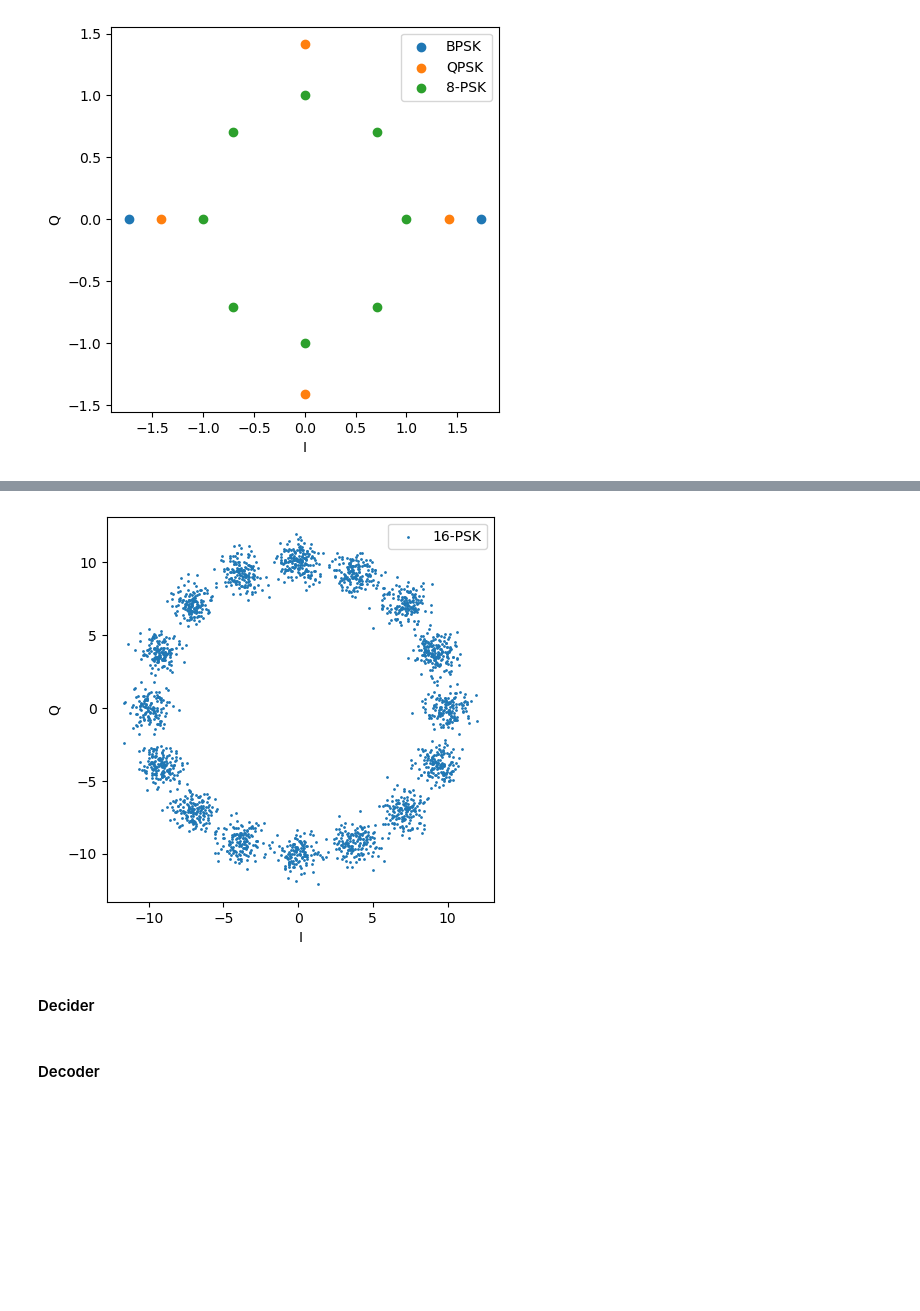
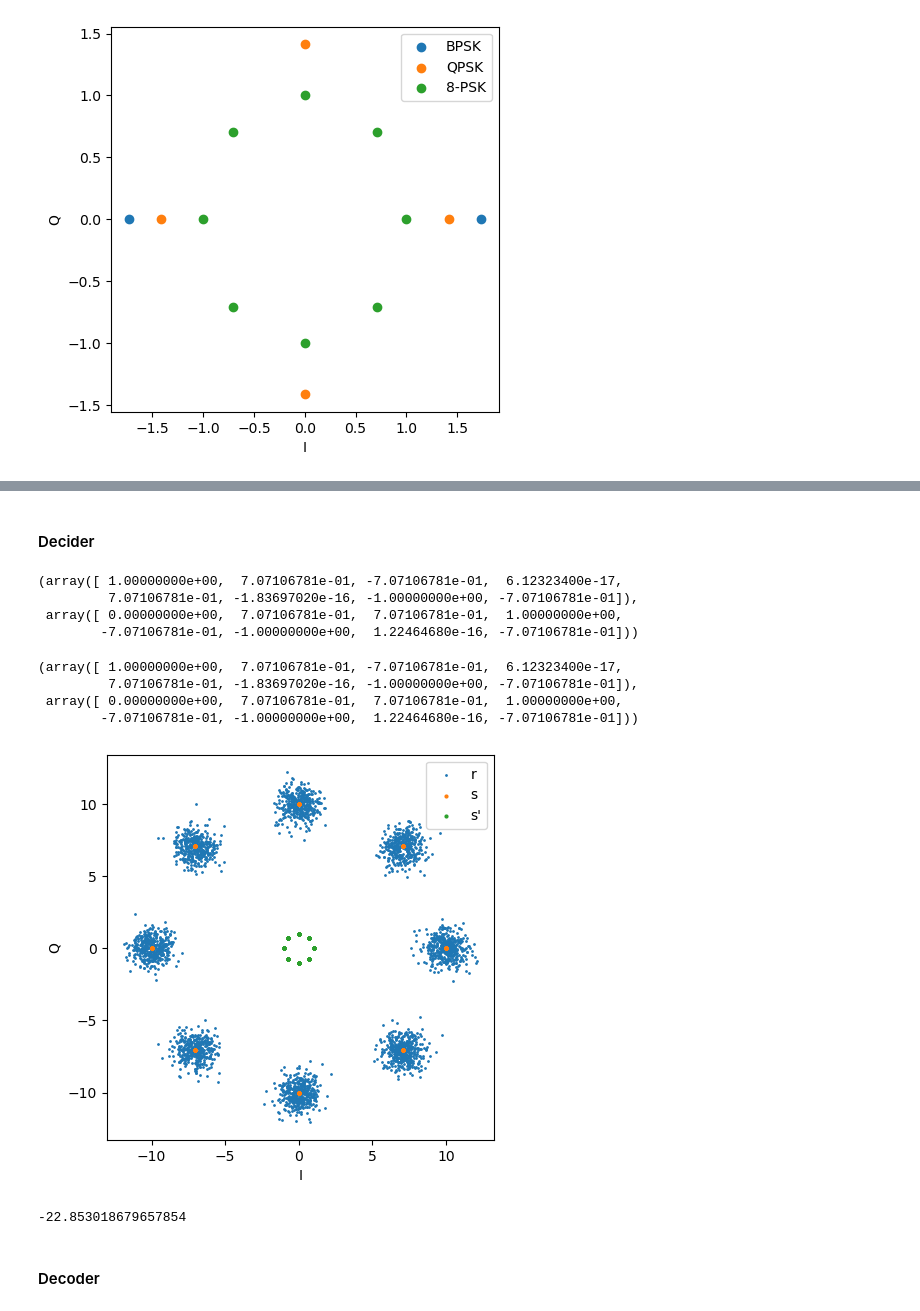
Before and after one commit to krgouveia/dig_mod, a Jupyter notebook: Digital modulation error performance analysis.ipynb, the cells around one changed output, grey strips where cells are left out. Saved outputs shown, nothing was run; the diff lists cells and outputs as text; code cells hidden in the pictures; blank space fills up the shorter version.

Commit message:
some progress in MPSK modules
- EVM function
- MPSK decider module

```diff
--- a/Digital modulation error performance analysis.ipynb
+++ b/Digital modulation error performance analysis.ipynb
@@ -403,17 +418,2 @@ mp.show()
-# %%
-#creating a PSK16 transmission with some more noise
-PSK = MPSK(b, 16, 100)
-nI = AWGN(0, np.sqrt(N0/2), int(B/4))
-nQ = AWGN(0, np.sqrt(N0/2), int(B/4))
-
-mp.scatter(PSK[2] + nI, PSK[3] + nQ, label = '16-PSK', s = 1)
-
-mp.xlabel('I')
-mp.ylabel('Q')
-
-mp.legend()
-mp.show()
-# %% [output]
-[figure, removed]
 # %% [markdown]
 #### Decider
@@ -420,3 +459,43 @@ mp.show()
+# %%
+#verifying the decider
+PSK8 = MPSK([0,0,0,0,0,1,0,1,0,0,1,1,1,0,0,1,0,1,1,1,0,1,1,1], 8, 1)#MPSK([0,0,0,1,1,0,1,1], 4, 1)#MPSK([0,1], 2, 1)
+PSK8
+# %% [output]
+(array([ 1.00000000e+00,  7.07106781e-01, -7.07106781e-01,  6.12323400e-17,
+         7.07106781e-01, -1.83697020e-16, -1.00000000e+00, -7.07106781e-01]),
+ array([ 0.00000000e+00,  7.07106781e-01,  7.07106781e-01,  1.00000000e+00,
+        -7.07106781e-01, -1.00000000e+00,  1.22464680e-16, -7.07106781e-01]))
+# %%
+MPSK_decide(PSK8[0], PSK8[1], 8)
+# %% [output]
+(array([ 1.00000000e+00,  7.07106781e-01, -7.07106781e-01,  6.12323400e-17,
+         7.07106781e-01, -1.83697020e-16, -1.00000000e+00, -7.07106781e-01]),
+ array([ 0.00000000e+00,  7.07106781e-01,  7.07106781e-01,  1.00000000e+00,
+        -7.07106781e-01, -1.00000000e+00,  1.22464680e-16, -7.07106781e-01]))
+# %%
+# creating a PSK8 transmission with some noise to test the decider
+s = MPSK(b, 8, 100)
+n = AWGN_2D(0, np.sqrt(N0/2), len(s[0]))
+r = np.add(s, n)
+
+# injecting the tramission with noise in the decider
+ss = MPSK_decide(r[0], r[1], 8)
+
+mp.scatter(r[0], r[1], label = 'r', s = 1)
+mp.scatter(s[0], s[1], label = 's', s = 4)
+mp.scatter(ss[0], ss[1], label = 's\'', s = 4)
+
+mp.xlabel('I')
+mp.ylabel('Q')
+
+mp.legend()
+mp.show()
+# %% [output]
+[figure, added]
+# %%
+EVM_dB(r, s)
+# %% [output]
+-22.853018679657854
 # %% [markdown]
 #### Decoder
 # %% [markdown]
```
Also changed, not shown: parts of 16 cells of this notebook.
